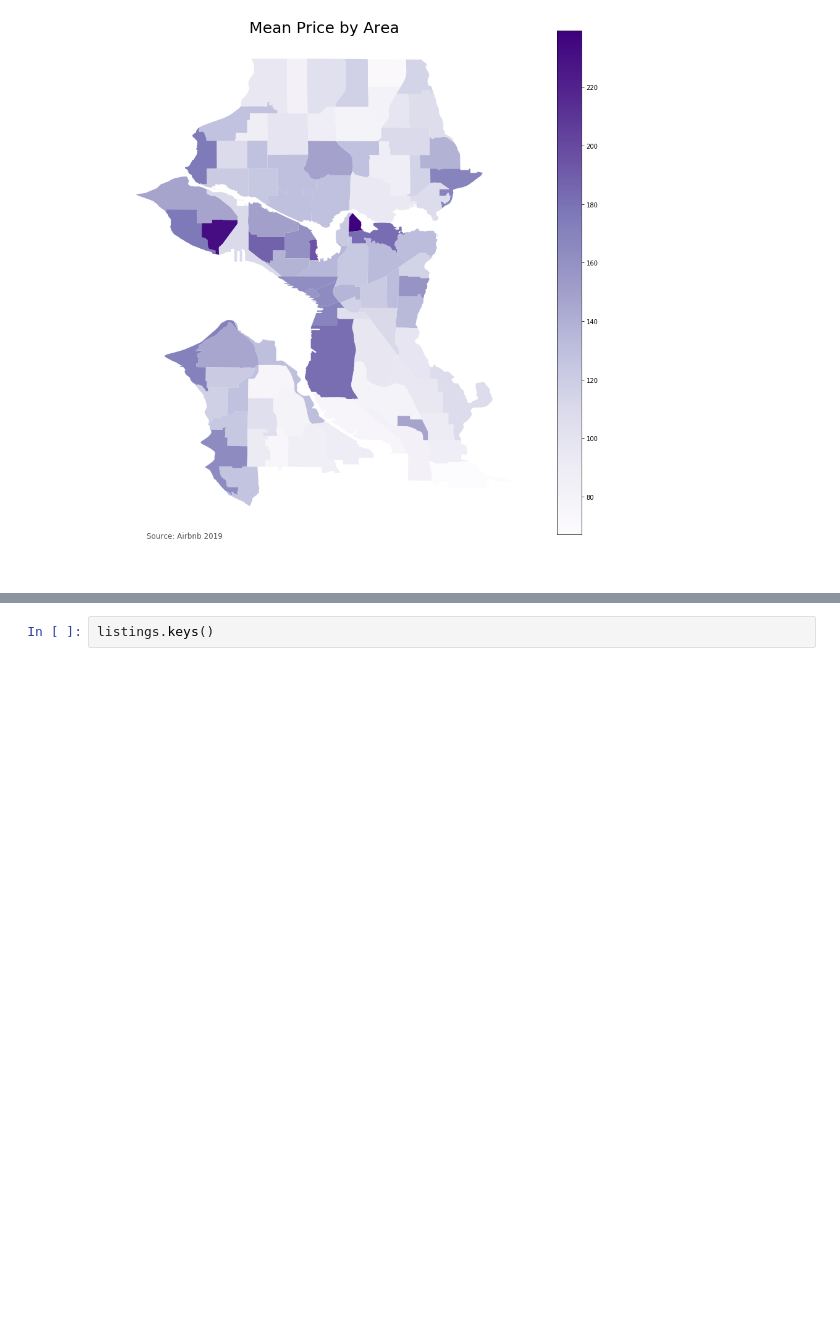
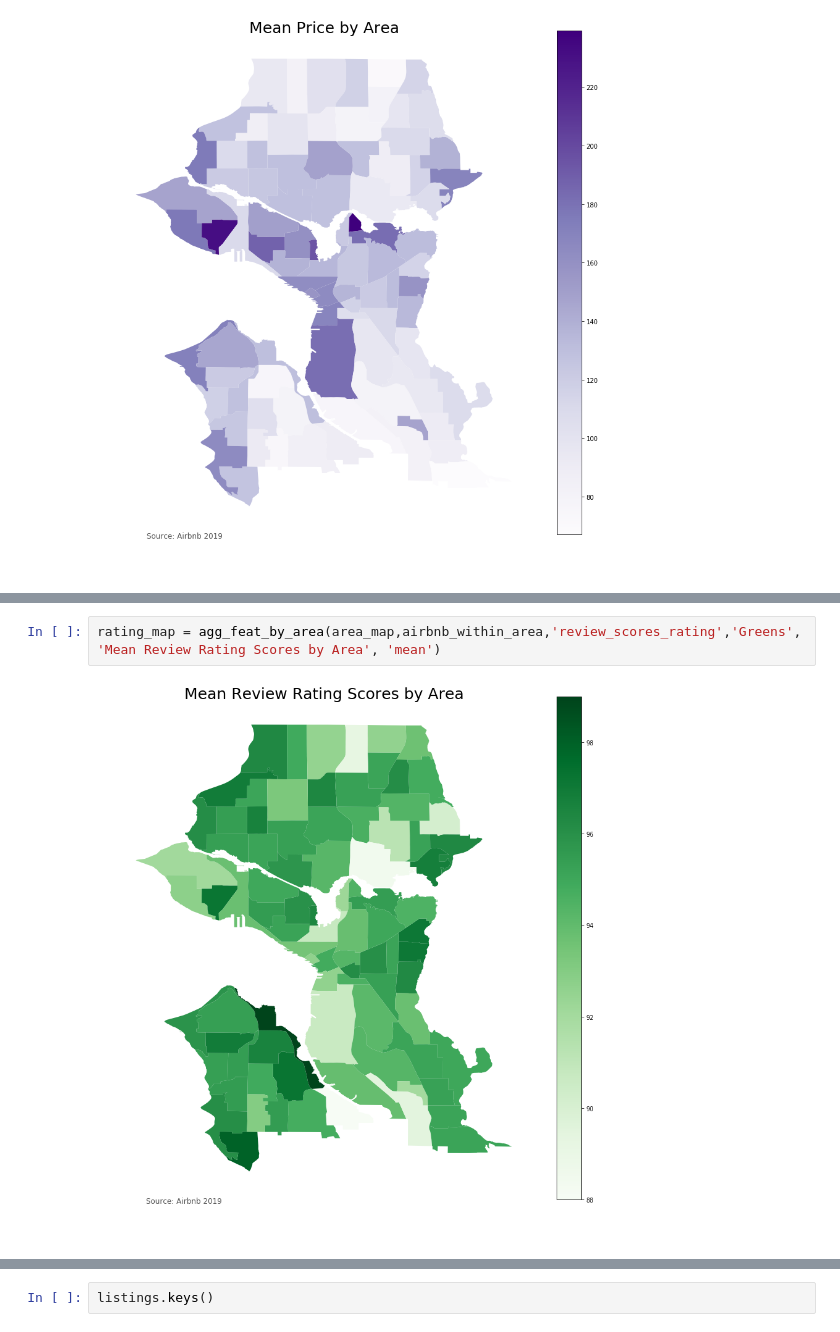
Before and after one commit to alexcbfa/AIRBNB, a Jupyter notebook: Exploratory Analysis.ipynb, the cells around one changed output, grey strips where cells are left out. Drawn from its saved outputs; the diff is of its cells as text; blank space fills up the shorter version.

Commit message:
feat_per_area_plot function

```diff
--- a/Exploratory Analysis.ipynb
+++ b/Exploratory Analysis.ipynb
@@ -101,2 +120,6 @@ Availability_map = agg_feat_by_area(area_map,airbnb_within_area,'availability_36
 # %% [output]
 [figure]
+# %%
+rating_map = agg_feat_by_area(area_map,airbnb_within_area,'review_scores_rating','Greens', 'Mean Review Rating Scores by Area', 'mean')
+# %% [output]
+[figure, added]
```
Also changed, not shown: parts of 7 cells of this notebook.
